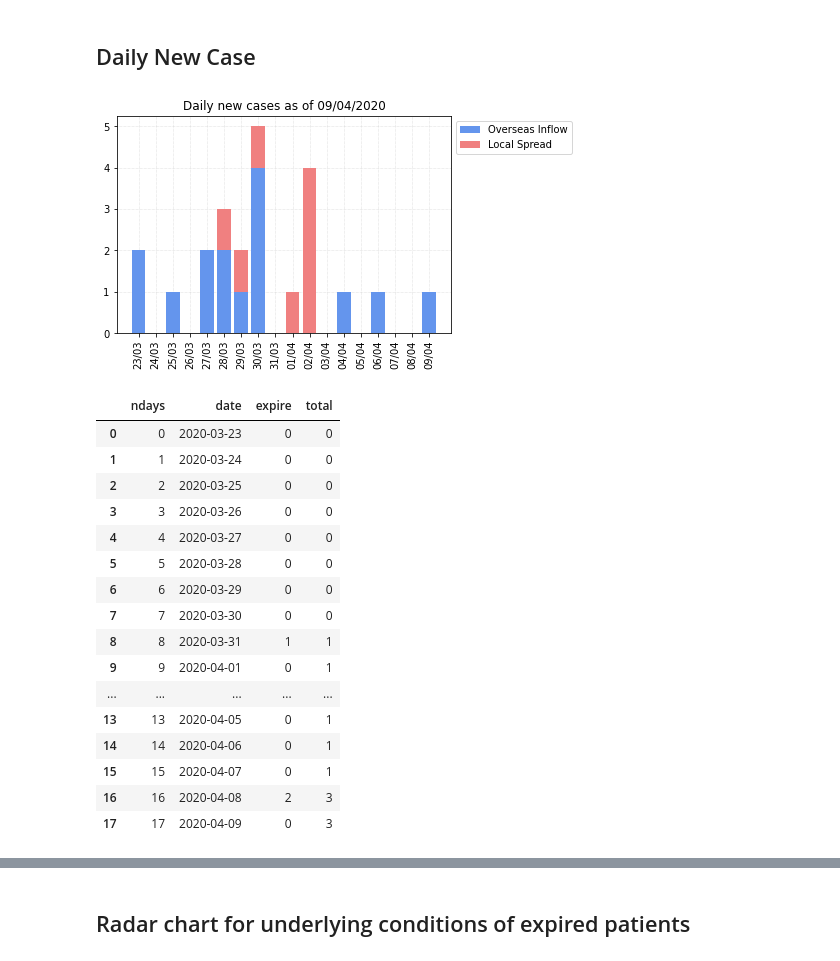
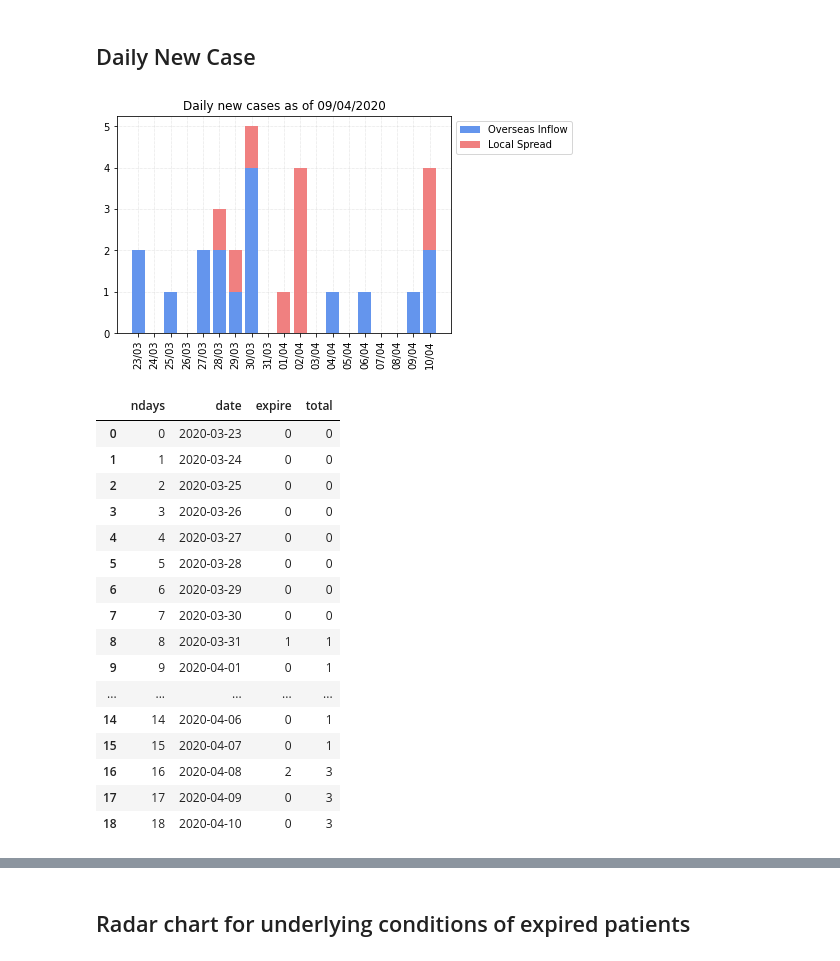
Before and after one commit to finerbrighterlighter/myanmar_covid19, a Jupyter notebook: exponential_growth.ipynb, the cells around one changed output, grey strips where cells are left out. Saved outputs shown, nothing was run; the diff lists cells and outputs as text; code cells hidden in the pictures.

```diff
--- a/exponential_growth.ipynb
+++ b/exponential_growth.ipynb
@@ -85,6 +86,6 @@ case_df
 # %%
 timeline_df = pd.DataFrame(columns=["ndays","date"])
-timeline_df["ndays"] = np.arange(len(pd.date_range(start=df.ann_date.min(), end=pd.to_datetime("today"))))
+timeline_df["ndays"] = np.arange(len(pd.date_range(start=df.ann_date.min(), end=df.ann_date.max())))
 timeline_df.loc[0,"date"]=df.ann_date.min()
 for i in range(1,len(timeline_df)):
     timeline_df.loc[i,"date"] = timeline_df.loc[i-1,"date"] + pd.Timedelta(days=1)
@@ -144,28 +145,28 @@ files.download(tot_cases)
 # %%
 fig, ax = plt.subplots()
 ax.grid(linestyle=':', linewidth='0.5', color='silver')
 ax.set_axisbelow(True)
 
-xindex = np.arange(len(pd.date_range(start=timeline_df.date.min(), end=pd.to_datetime("today"))))
+xindex = np.arange(len(pd.date_range(start=timeline_df.date.min(), end=timeline_df.date.max())))
 
-plt.xticks(xindex,pd.date_range(start=timeline_df.date.min(), end=pd.to_datetime("today")).strftime('%d/%m'), fontsize=10, rotation=90)
+plt.xticks(xindex,pd.date_range(start=timeline_df.date.min(), end=timeline_df.date.max()).strftime('%d/%m'), fontsize=10, rotation=90)
 plt.gca().yaxis.set_major_locator(mticker.MultipleLocator(1))
 
 oi_case = plt.bar(xindex, timeline_df["overseas_inflow"], color = "cornflowerblue")
 ls_case = plt.bar(xindex, timeline_df["local_spread"], bottom=timeline_df["overseas_inflow"], color = "lightcoral")
 
 plt.title("Daily new cases as of "+str(pd.to_datetime("today").strftime("%d/%m/%Y")))
 plt.legend((oi_case[0],ls_case[0]), ("Overseas Inflow", "Local Spread"),loc='upper left', bbox_to_anchor=(1, 1))
 
 new_cases = str(pd.to_datetime("today").strftime("%d-%m-%Y"))+"_new_cases.svg"
 plt.savefig(new_cases, bbox_inches = "tight")
 plt.show()
 files.download(new_cases)
 # %% [output]
-[figure, old version]
+[figure, new version]
 # %%
 exp_df = pd.DataFrame(columns=["ndays","date"])
-exp_df["ndays"] = np.arange(len(pd.date_range(start=case_df.date.min(), end=pd.to_datetime("today"))))
+exp_df["ndays"] = np.arange(len(pd.date_range(start=case_df.date.min(), end=case_df.date.max())))
 exp_df.loc[0,"date"]=case_df.date.min()
 for i in range(1,len(exp_df)):
     exp_df.loc[i,"date"] = exp_df.loc[i-1,"date"] + pd.Timedelta(days=1)
@@ -189,11 +190,11 @@ exp_df
 | 8 | 8 | 2020-03-31 | 1 | 1 |
 | 9 | 9 | 2020-04-01 | 0 | 1 |
 | ... | ... | ... | ... | ... |
-| 13 | 13 | 2020-04-05 | 0 | 1 |
 | 14 | 14 | 2020-04-06 | 0 | 1 |
 | 15 | 15 | 2020-04-07 | 0 | 1 |
 | 16 | 16 | 2020-04-08 | 2 | 3 |
 | 17 | 17 | 2020-04-09 | 0 | 3 |
+| 18 | 18 | 2020-04-10 | 0 | 3 |
 # %%
 fig, ax = plt.subplots()
 ax.grid(linestyle=':', linewidth='0.5', color='silver')
```
Also changed, not shown: parts of 19 cells of this notebook.
